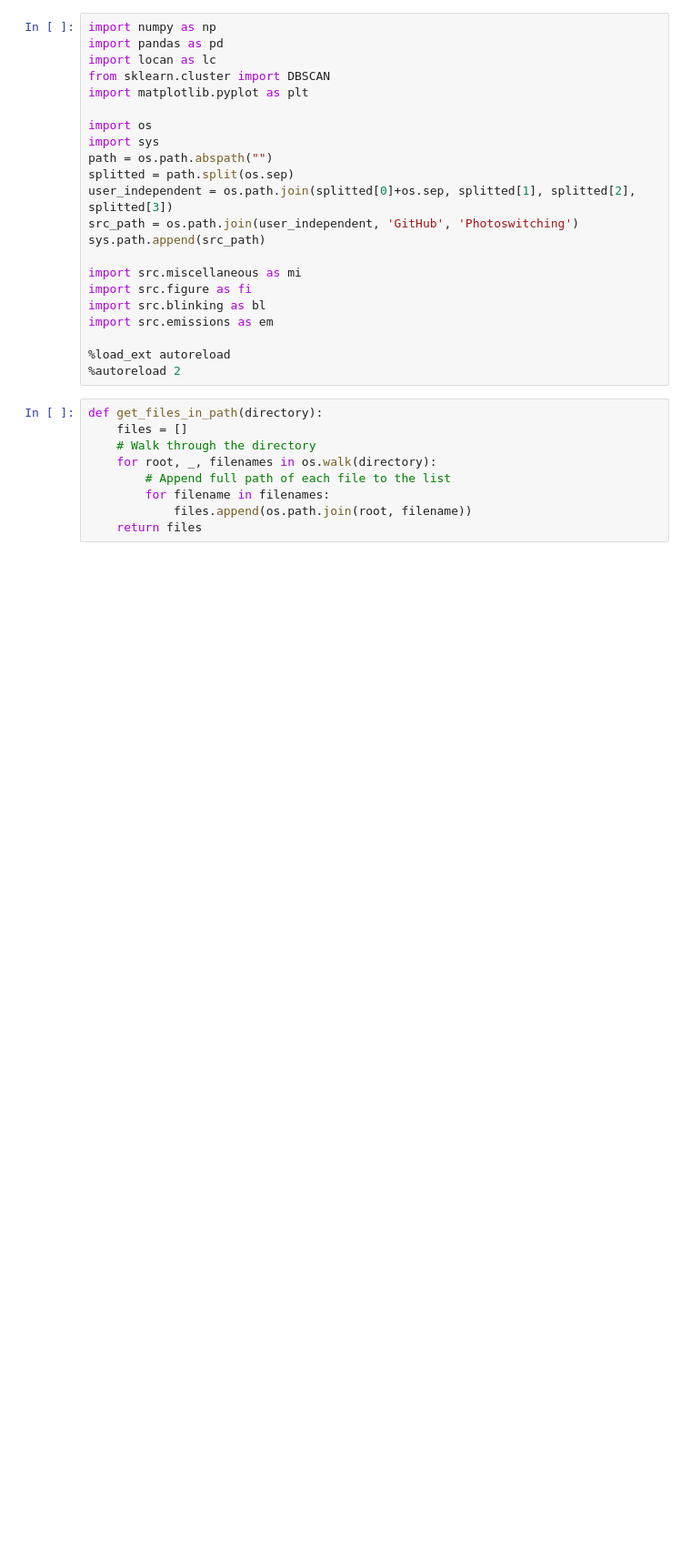
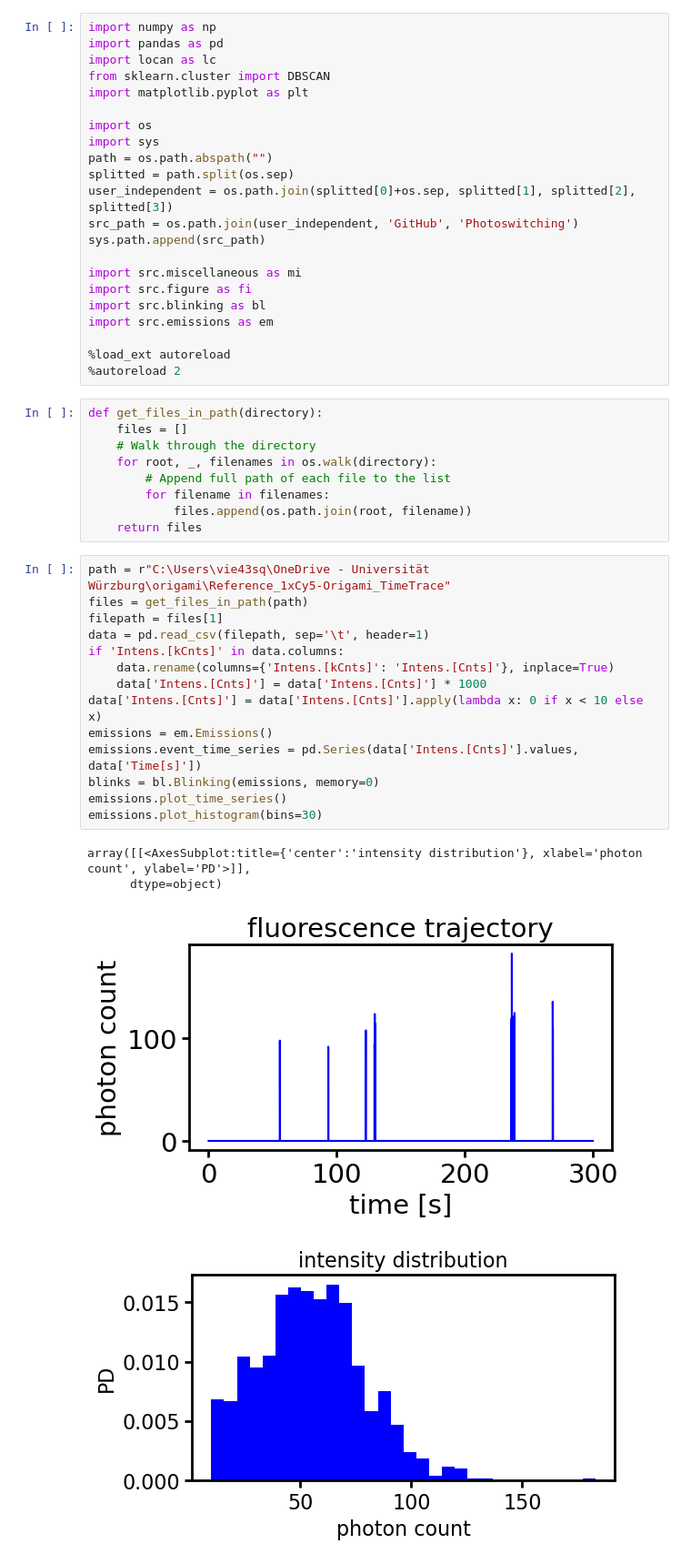
Before and after one commit to super-resolution/Fluopy, a Jupyter notebook: notebooks/cy5/experimental_data/DNA origami/ref.ipynb, the cells around one changed output. Shown at 91% size. Saved outputs shown, nothing was run; the diff lists cells and outputs as text; blank space fills up the shorter version.

```diff
--- a/notebooks/cy5/experimental_data/DNA origami/ref.ipynb
+++ b/notebooks/cy5/experimental_data/DNA origami/ref.ipynb
@@ -29,3 +29,22 @@ def get_files_in_path(directory):
         for filename in filenames:
             files.append(os.path.join(root, filename))
     return files
+# %%
+path = r"C:\Users\vie43sq\OneDrive - Universität Würzburg\origami\Reference_1xCy5-Origami_TimeTrace"
+files = get_files_in_path(path)
+filepath = files[1]
+data = pd.read_csv(filepath, sep='\t', header=1)
+if 'Intens.[kCnts]' in data.columns:
+    data.rename(columns={'Intens.[kCnts]': 'Intens.[Cnts]'}, inplace=True)
+    data['Intens.[Cnts]'] = data['Intens.[Cnts]'] * 1000
+data['Intens.[Cnts]'] = data['Intens.[Cnts]'].apply(lambda x: 0 if x < 10 else x)
+emissions = em.Emissions()
+emissions.event_time_series = pd.Series(data['Intens.[Cnts]'].values, data['Time[s]'])
+blinks = bl.Blinking(emissions, memory=0)
+emissions.plot_time_series()
+emissions.plot_histogram(bins=30)
+# %% [output]
+array([[<AxesSubplot:title={'center':'intensity distribution'}, xlabel='photon count', ylabel='PD'>]],
+      dtype=object)
+[figure, added]
+[figure, added]
```
Also changed, not shown: parts of 31 cells of this notebook, 29 other files.
